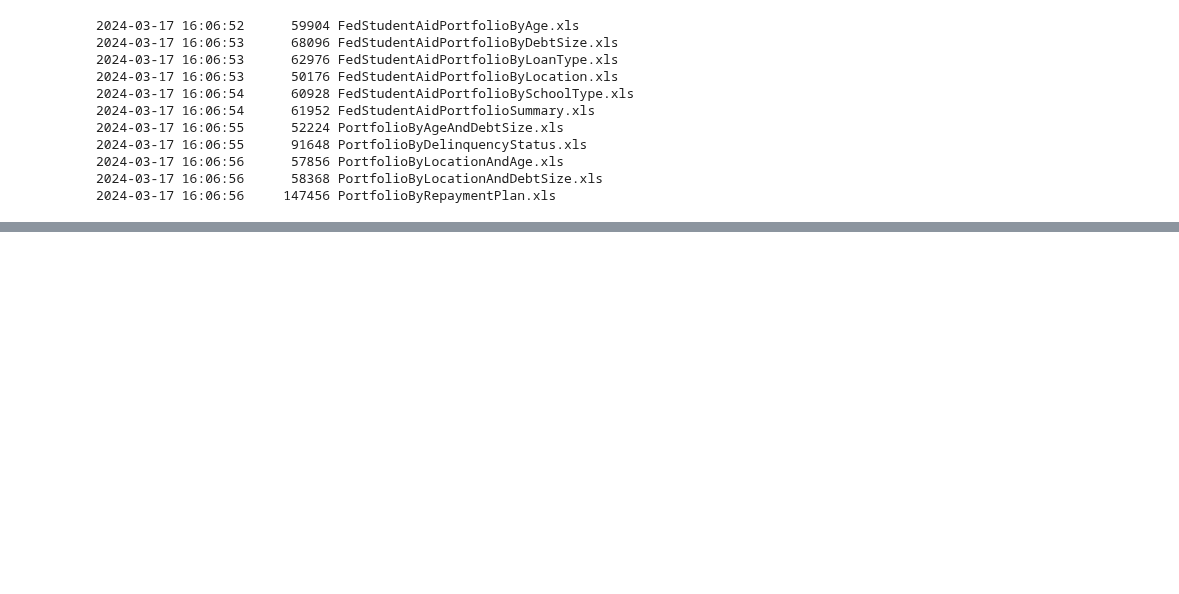
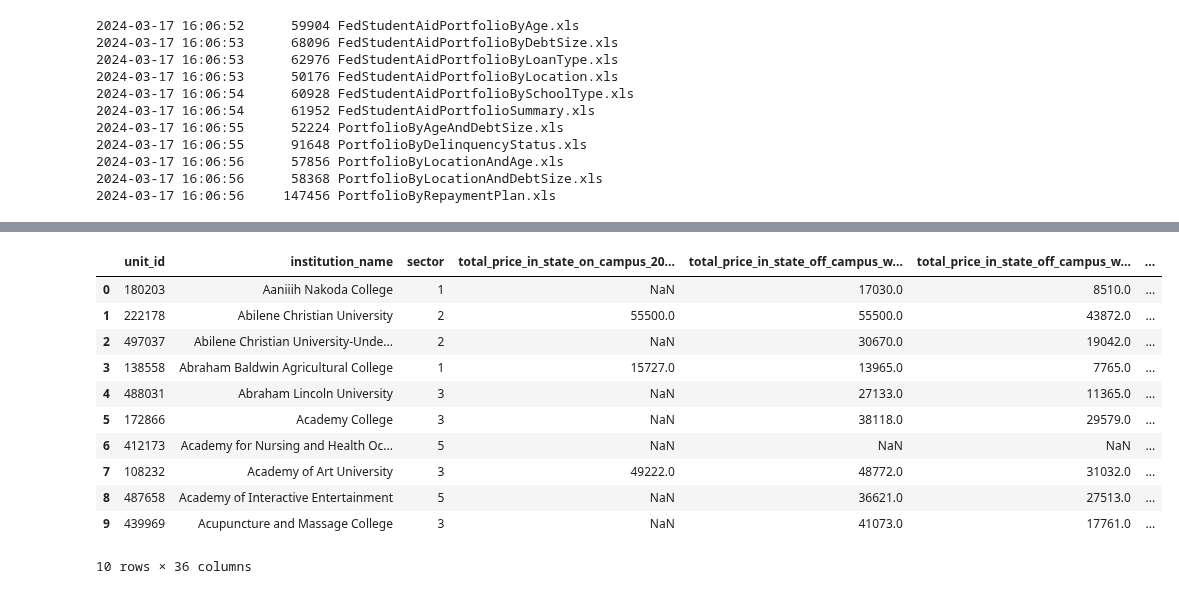
Before and after one commit to dsklnr/ADS508, a Jupyter notebook: CollegeAffordability.ipynb, the cells around one changed output, grey strips where cells are left out. Drawn from its saved outputs; the diff is of its cells as text; code cells hidden in the pictures; blank space fills up the shorter version.

Commit message:
Resolved unpopulated athena db tables

```diff
--- a/CollegeAffordability.ipynb
+++ b/CollegeAffordability.ipynb
@@ -73,0 +87,11 @@ Show all the data files for the project
+# %%
+from pyathena import connect
+
+# Set S3 staging directory -- this is a temporary directory used for Athena queries
+s3_staging_dir = "s3://{0}/athena/staging".format(bucket)
+# %%
+# Set Athena parameters
+database_name = 'collegeaffordability317'
+table_name = 'college_data'
+# %%
+conn = connect(region_name=region, s3_staging_dir=s3_staging_dir)
@@ -73,0 +120,68 @@ Show all the data files for the project
+# %%
+# Drop the table if it already exists
+table_name_1 = 'StickerPrice'
+pd.read_sql(f'DROP TABLE IF EXISTS {database_name}.{table_name_1}', conn)
+
+# Define the CREATE TABLE statement with data types in lowercase
+create_table = f"""
+CREATE EXTERNAL TABLE IF NOT EXISTS {database_name}.{table_name_1} (
+    unit_id INT,
+    institution_name STRING,
+    sector INT,
+    total_price_in_state_on_campus_2021_2022 FLOAT,
+    total_price_in_state_off_campus_wo_fam_2021_2022 FLOAT,
+    total_price_in_state_off_campus_w_fam_2021_2022 FLOAT,
+    total_price_in_state_on_campus_2020_2021 FLOAT,
+    total_price_in_state_off_campus_wo_fam_2020_2021 FLOAT,
+    total_price_in_state_off_campus_w_fam_2020_2021 FLOAT,
+    total_price_in_state_on_campus_2019_2020 FLOAT,
+    total_price_in_state_off_campus_wo_fam_2019_2020 FLOAT,
+    total_price_in_state_off_campus_w_fam_2019_2020 FLOAT,
+    total_price_in_state_on_campus_2018_2019 FLOAT,
+    total_price_in_state_off_campus_wo_fam_2018_2019 FLOAT,
+    total_price_in_state_off_campus_w_fam_2018_2019 FLOAT,
+    total_price_in_state_on_campus_2017_2018 FLOAT,
+    total_price_in_state_off_campus_wo_fam_2017_2018 FLOAT,
+    total_price_in_state_off_campus_w_fam_2017_2018 FLOAT,
+    total_price_in_state_on_campus_2016_2017 FLOAT,
+    total_price_in_state_off_campus_wo_fam_2016_2017 FLOAT,
+    total_price_in_state_off_campus_w_fam_2016_2017 FLOAT,
+    total_price_in_state_on_campus_2015_2016 FLOAT,
+    total_price_in_state_off_campus_wo_fam_2015_2016 FLOAT,
+    total_price_in_state_off_campus_w_fam_2015_2016 FLOAT,
+    total_price_in_state_on_campus_2014_2015 FLOAT,
+    total_price_in_state_off_campus_wo_fam_2014_2015 FLOAT,
+    total_price_in_state_off_campus_w_fam_2014_2015 FLOAT,
+    total_price_in_state_on_campus_2013_2014 FLOAT,
+    total_price_in_state_off_campus_wo_fam_2013_2014 FLOAT,
+    total_price_in_state_off_campus_w_fam_2013_2014 FLOAT,
+    total_price_in_state_on_campus_2012_2013 FLOAT,
+    total_price_in_state_off_campus_wo_fam_2012_2013 FLOAT,
+    total_price_in_state_off_campus_w_fam_2012_2013 FLOAT,
+    total_price_in_state_on_campus_2011_2012 FLOAT,
+    total_price_in_state_off_campus_wo_fam_2011_2012 FLOAT,
+    total_price_in_state_off_campus_w_fam_2011_2012 FLOAT
+    )
+    ROW FORMAT DELIMITED
+    FIELDS TERMINATED BY ','
+    LOCATION '{tuitiontracker_dir}/{table_name_1}'
+    TBLPROPERTIES ('skip.header.line.count'='1')
+"""
+
+# Execute create table statement
+pd.read_sql(create_table, conn)
+
+pd.read_sql(f'SELECT * FROM {database_name}.{table_name_1} LIMIT 10', conn)
+# %% [output]
+|  | unit_id | institution_name | sector | total_price_in_state_on_campus_20... | total_price_in_state_off_campus_w... | total_price_in_state_off_campus_w... | ... |
+| 0 | 180203 | Aaniiih Nakoda College | 1 | NaN | 17030.0 | 8510.0 | ... |
+| 1 | 222178 | Abilene Christian University | 2 | 55500.0 | 55500.0 | 43872.0 | ... |
+| 2 | 497037 | Abilene Christian University-Unde... | 2 | NaN | 30670.0 | 19042.0 | ... |
+| 3 | 138558 | Abraham Baldwin Agricultural College | 1 | 15727.0 | 13965.0 | 7765.0 | ... |
+| 4 | 488031 | Abraham Lincoln University | 3 | NaN | 27133.0 | 11365.0 | ... |
+| 5 | 172866 | Academy College | 3 | NaN | 38118.0 | 29579.0 | ... |
+| 6 | 412173 | Academy for Nursing and Health Oc... | 5 | NaN | NaN | NaN | ... |
+| 7 | 108232 | Academy of Art University | 3 | 49222.0 | 48772.0 | 31032.0 | ... |
+| 8 | 487658 | Academy of Interactive Entertainment | 5 | NaN | 36621.0 | 27513.0 | ... |
+| 9 | 439969 | Acupuncture and Massage College | 3 | NaN | 41073.0 | 17761.0 | ... |
+10 rows × 36 columns
```
Also changed, not shown: parts of 13 cells of this notebook.
